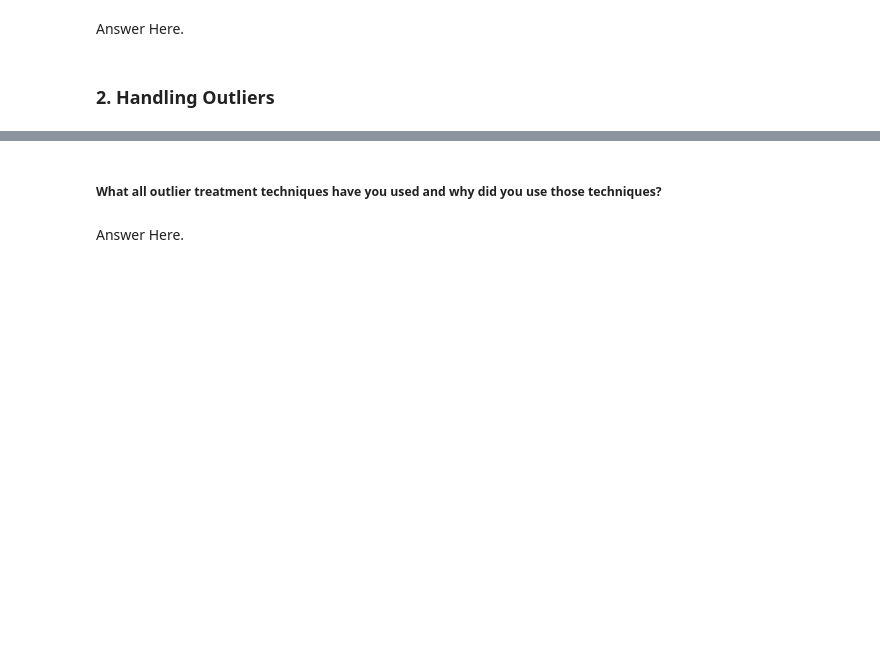
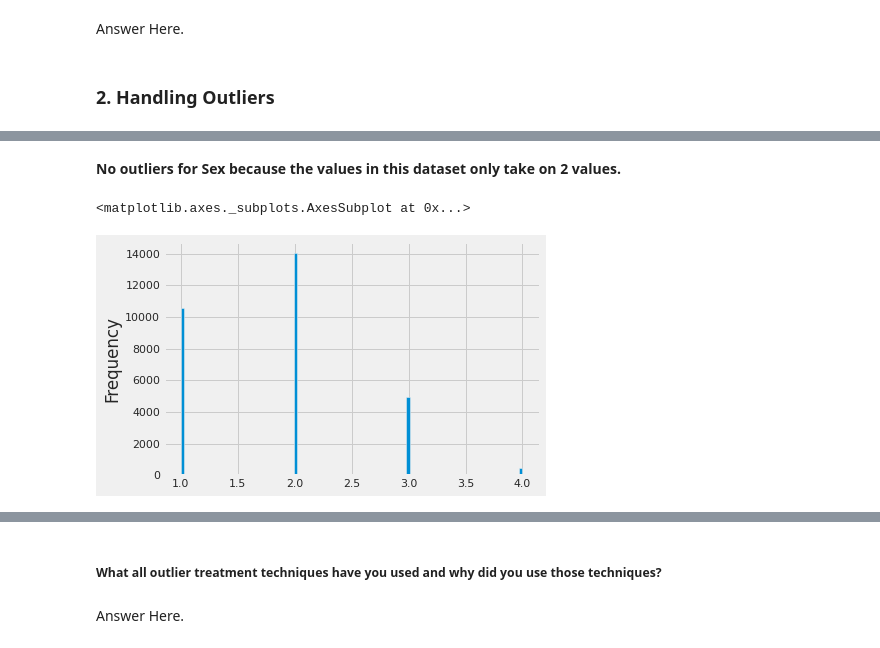
Before and after one commit to PrachiJadhav12/Credit_Card_default_Prediction, a Jupyter notebook: creditCopy_of_Sample_ML_Submission_Template.ipynb, the cells around one changed output, grey strips where cells are left out. Drawn from its saved outputs; the diff is of its cells as text; code cells hidden in the pictures; blank space fills up the shorter version.

```diff
--- a/creditCopy_of_Sample_ML_Submission_Template.ipynb
+++ b/creditCopy_of_Sample_ML_Submission_Template.ipynb
@@ -1100,0 +1129,7 @@ Answer Here.
+# %% [markdown]
+**No outliers for Sex because the values in this dataset only take on 2 values.**
+# %%
+df['EDUCATION'].plot(kind='hist', bins=100)
+# %% [output]
+<matplotlib.axes._subplots.AxesSubplot at 0x...>
+[figure, added]
```
Also changed, not shown: parts of 39 cells of this notebook.
